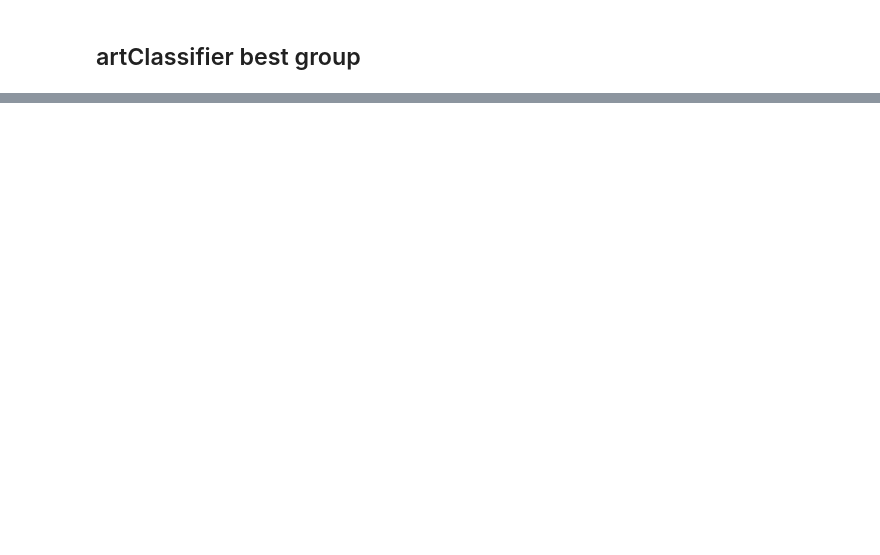
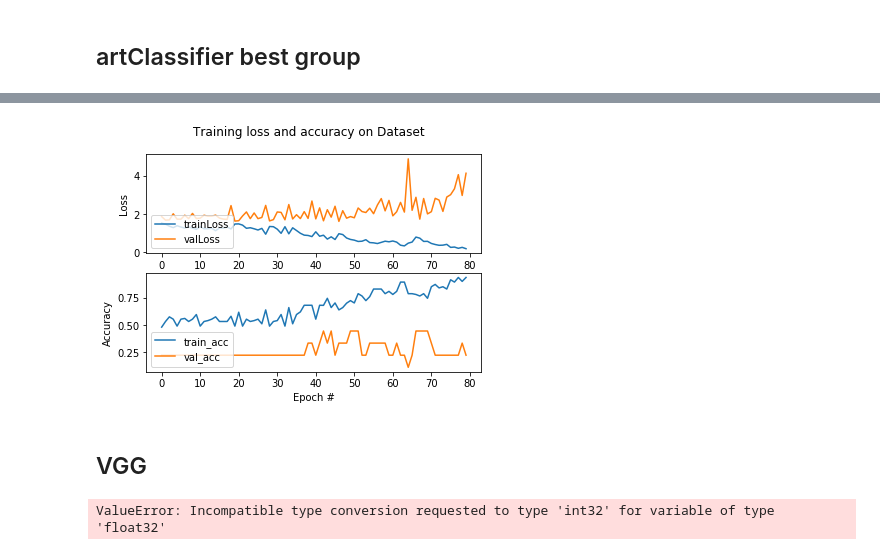
Before and after one commit to rechavar/artClassifier, a Jupyter notebook: artClassifier.ipynb, the cells around one changed output, grey strips where cells are left out. Cells and saved outputs as stored; diff of their text form; code cells hidden in the pictures; blank space fills up the shorter version.

```diff
--- a/artClassifier.ipynb
+++ b/artClassifier.ipynb
@@ -61,0 +236,22 @@ imshowThree(next(dataset))
+# %%
+BACH_SIZE = 10
+NUM_CLASSES = 5
+VALIDATION_STEP = 1
+LEARNING_RATE = 0.0001
+EPOCHS = 80
+EPOCHS_ONE = 50
+# %%
+modelAlexNet = AlexNetModel(NUM_CLASSES)
+modelAlexNet.compile(loss='sparse_categorical_crossentropy',
+            optimizer= tf.keras.optimizers.Adam(LEARNING_RATE),
+            metrics=['accuracy'])
+# %%
+trainAlexData = makeDataset(trainSources, training = True,
+                           batch_size = BACH_SIZE, num_epochs=EPOCHS,
+                           num_parallel_calls = 2, pixels = 224)
+valAlexData = makeDataset(valSources, training = True,
+                           batch_size = BACH_SIZE, num_epochs=EPOCHS,
+                           num_parallel_calls = 2, pixels = 224)
+# %%
+historyAlexNet = modelAlexNet.fit(x = trainAlexData, epochs=EPOCHS, steps_per_epoch=(len(trainSources)//BACH_SIZE), initial_epoch=0,
+                         validation_data = valAlexData, validation_steps= VALIDATION_STEP)
@@ -61,0 +276,6 @@ imshowThree(next(dataset))
+# %%
+drawResults(historyAlexNet, EPOCHS,True)
+# %% [output]
+[figure, added]
+# %% [markdown]
+## VGG
@@ -61,0 +289,7 @@ imshowThree(next(dataset))
+# %%
+VGGModel = VGGModel(NUM_CLASSES)
+VGGModel.compile(loss=tf.keras.losses.SparseCategoricalCrossentropy(),
+            optimizer= tf.keras.optimizers.Adam(LEARNING_RATE),
+            metrics=['accuracy'])
+# %% [output]
+ValueError: Incompatible type conversion requested to type 'int32' for variable of type 'float32'
```
Also changed, not shown: parts of 30 cells of this notebook, 1 other file.
